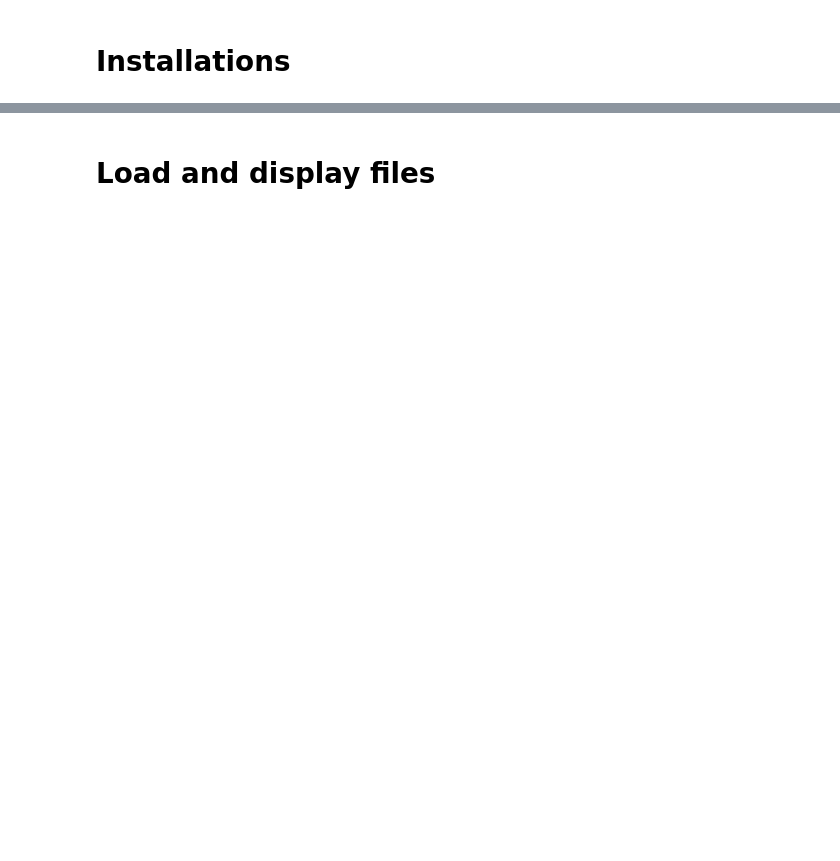
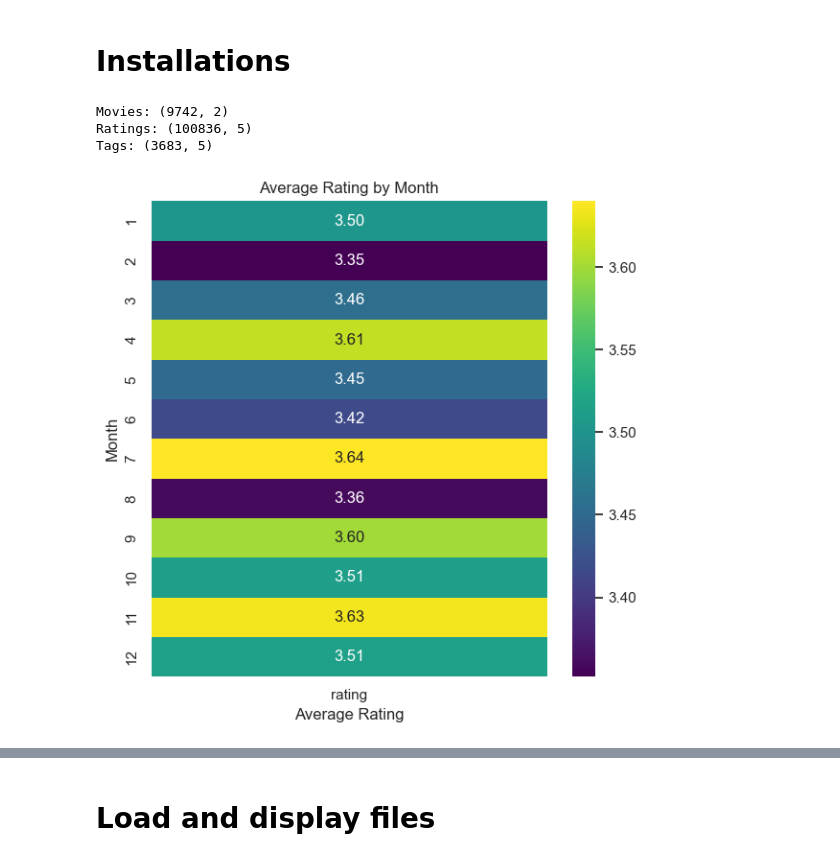
Before and after one commit to Sparsh-Verencar/Braindead-Team-Egghead, a Jupyter notebook: main.ipynb, the cells around one changed output, grey strips where cells are left out. Drawn from its saved outputs; the diff is of its cells as text; code cells hidden in the pictures; blank space fills up the shorter version.

Commit message:
Added graphs (cleaned)

```diff
--- a/main.ipynb
+++ b/main.ipynb
@@ -1,5 +1,72 @@
 # %% [markdown]
 # Installations
+# %%
+import pandas as pd
+import numpy as np
+import matplotlib.pyplot as plt
+import seaborn as sns
+import warnings
+
+warnings.filterwarnings("ignore")
+sns.set(style="whitegrid")
+
+plt.rcParams["figure.figsize"] = (10, 6)
+
+DATA_PATH = "data/"
+
+movies = pd.read_csv(DATA_PATH + "movies.csv")
+ratings = pd.read_csv(DATA_PATH + "ratings.csv")
+tags = pd.read_csv(DATA_PATH + "tags.csv")
+genres = pd.read_csv(DATA_PATH + "genre.csv")
+movie_genre = pd.read_csv(DATA_PATH + "movie_genre.csv")
+links = pd.read_csv(DATA_PATH + "links.csv")
+
+print("Movies:", movies.shape)
+print("Ratings:", ratings.shape)
+print("Tags:", tags.shape)
+
+ratings["date"] = pd.to_datetime(ratings["date"])
+ratings["hour"] = pd.to_datetime(ratings["time"]).dt.hour
+ratings["day_of_week"] = ratings["date"].dt.day_name()
+ratings["month"] = ratings["date"].dt.month
+weekday_order = [
+    "Monday", "Tuesday", "Wednesday",
+    "Thursday", "Friday", "Saturday", "Sunday"
+]
+
+rating_tags = tags.merge(
+    ratings[["userId", "movieId", "rating"]],
+    on=["userId", "movieId"],
+    how="inner"
+)
+
+month_rating_pivot = ratings.pivot_table(
+    index="month",
+    values="rating",
+    aggfunc="mean"
+)
+
+plt.figure(figsize=(6, 6))
+
+sns.heatmap(
+    month_rating_pivot,
+    annot=True,
+    fmt=".2f",
+    cmap="viridis",
+    cbar=True
+)
+
+plt.title("Average Rating by Month")
+plt.xlabel("Average Rating")
+plt.ylabel("Month")
+
+plt.tight_layout()
+plt.show()
+# %% [output]
+Movies: (9742, 2)
+Ratings: (100836, 5)
+Tags: (3683, 5)
+[figure, added]
 # %%
 %pip install pandas
 # %% [output]
```
Also changed, not shown: parts of 9 cells of this notebook, 5 other files.
